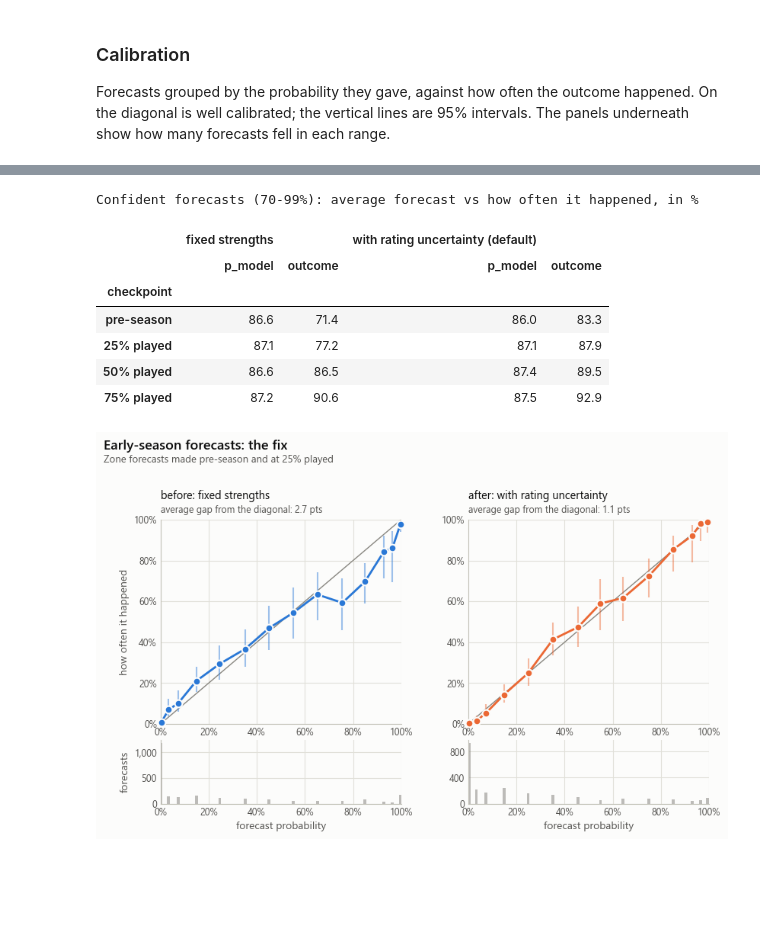
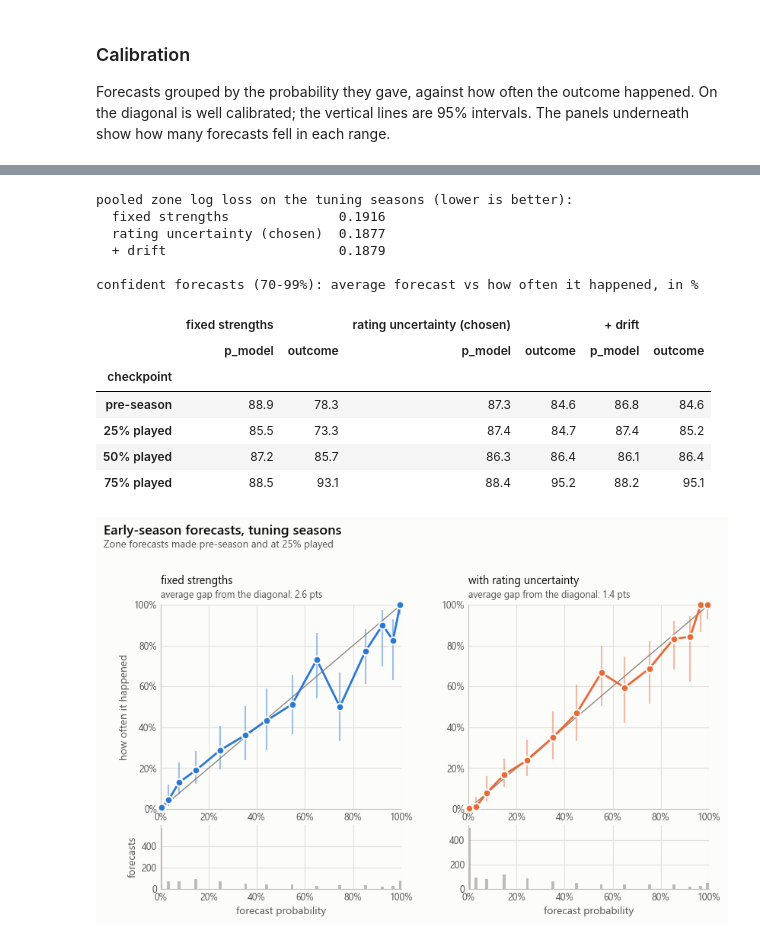
Before and after one commit to umarjaved204/TableTalk, a Jupyter notebook: notebooks/premier_league_results.ipynb, the cells around one changed output, grey strips where cells are left out. Drawn from its saved outputs; the diff is of its cells as text; code cells hidden in the pictures; blank space fills up the shorter version.

```diff
--- a/notebooks/premier_league_results.ipynb
+++ b/notebooks/premier_league_results.ipynb
@@ -212,9 +232,6 @@ The question the project exists for. Each of the 12 seasons is replayed from fou
 # %%
-seasons_backtest = cached(
-    'premier_league_season_backtest',
-    lambda: season_backtest(config, matches, context, seasons, n_simulations=5_000),
-)
-zones = seasons_backtest.zone_summary()
+seasons_report = cached('pl_season_report', lambda: season_backtest(config, matches, context, REPORT, n_simulations=5_000))
+zones = seasons_report.zone_summary()
 order = zones['checkpoint'].unique()
 skill = {
     baseline: zones.pivot(index='checkpoint', columns='zone', values=f'skill_vs_{baseline}_pct').loc[order, zone_ids]
@@ -268,39 +287,49 @@ The first version of the simulator used today's best-estimate ratings for every
 # %%
-fixed_backtest = cached(
-    'premier_league_season_backtest_fixed',
-    lambda: season_backtest(config, matches, context, seasons, n_simulations=5_000, fixed_strengths=True),
-)
+variants = {
+    'fixed strengths': cached('pl_season_tune_fixed', lambda: season_backtest(
+        config, matches, context, TUNE, fixed_strengths=True).zones),
+    'rating uncertainty (chosen)': cached('pl_season_tune_parameter', lambda: season_backtest(
+        config, matches, context, TUNE,
+        strength_uncertainty={'enabled': True, 'parameter_uncertainty': True, 'drift': 'none'}).zones),
+    '+ drift': cached('pl_season_tune_parameter_drift', lambda: season_backtest(
+        config, matches, context, TUNE,
+        strength_uncertainty={'enabled': True, 'parameter_uncertainty': True, 'drift': 'implied'}).zones),
+}
 
-def confident_by_checkpoint(zones):
-    confident = zones.loc[zones['p_model'].between(0.7, 0.99)]
-    return (100 * confident.groupby('checkpoint', sort=False)[['p_model', 'outcome']].mean()).round(1)
+def confident(zones):
+    rows = zones.loc[zones['p_model'].between(0.7, 0.99)]
+    return 100 * rows.groupby('checkpoint', sort=False)[['p_model', 'outcome']].mean()
 
-print('Confident forecasts (70-99%): average forecast vs how often it happened, in %')
-pd.concat(
-    {'fixed strengths': confident_by_checkpoint(fixed_backtest.zones),
-     'with rating uncertainty (default)': confident_by_checkpoint(seasons_backtest.zones)},
-    axis=1,
-)
+print('pooled zone log loss on the tuning seasons (lower is better):')
+for name, frame in variants.items():
+    print(f'  {name:<28} {pooled_zone_log_loss(frame, 5_000):.4f}')
+print('\nconfident forecasts (70-99%): average forecast vs how often it happened, in %')
+pd.concat({name: confident(frame) for name, frame in variants.items()}, axis=1).round(1)
 # %% [output]
-Confident forecasts (70-99%): average forecast vs how often it happened, in %
+pooled zone log loss on the tuning seasons (lower is better):
+  fixed strengths              0.1916
+  rating uncertainty (chosen)  0.1877
+  + drift                      0.1879
+
+confident forecasts (70-99%): average forecast vs how often it happened, in %
-|  | fixed strengths |  | with rating uncertainty (default) |  |
-|  | p_model | outcome | p_model | outcome |
-| checkpoint |  |  |  |  |
-| pre-season | 86.6 | 71.4 | 86.0 | 83.3 |
-| 25% played | 87.1 | 77.2 | 87.1 | 87.9 |
-| 50% played | 86.6 | 86.5 | 87.4 | 89.5 |
-| 75% played | 87.2 | 90.6 | 87.5 | 92.9 |
+|  | fixed strengths |  | rating uncertainty (chosen) |  | + drift |  |
+|  | p_model | outcome | p_model | outcome | p_model | outcome |
+| checkpoint |  |  |  |  |  |  |
+| pre-season | 88.9 | 78.3 | 87.3 | 84.6 | 86.8 | 84.6 |
+| 25% played | 85.5 | 73.3 | 87.4 | 84.7 | 87.4 | 85.2 |
+| 50% played | 87.2 | 85.7 | 86.3 | 86.4 | 86.1 | 86.4 |
+| 75% played | 88.5 | 93.1 | 88.4 | 95.2 | 88.2 | 95.1 |
 # %%
 def early(zones):
     return next(table for name, table in season_calibration_by_phase(zones).items() if name.startswith('early'))
 
 plot_calibration(
-    {'before: fixed strengths': early(fixed_backtest.zones),
-     'after: with rating uncertainty': early(seasons_backtest.zones)},
-    title='Early-season forecasts: the fix',
+    {'fixed strengths': early(variants['fixed strengths']),
+     'with rating uncertainty': early(variants['rating uncertainty (chosen)'])},
+    title='Early-season forecasts, tuning seasons',
     subtitle='Zone forecasts made pre-season and at 25% played',
 );
 # %% [output]
-[figure, old version]
+[figure, new version]
 # %%
 plot_calibration(
```
Also changed, not shown: parts of 49 cells of this notebook, 10 other files.
